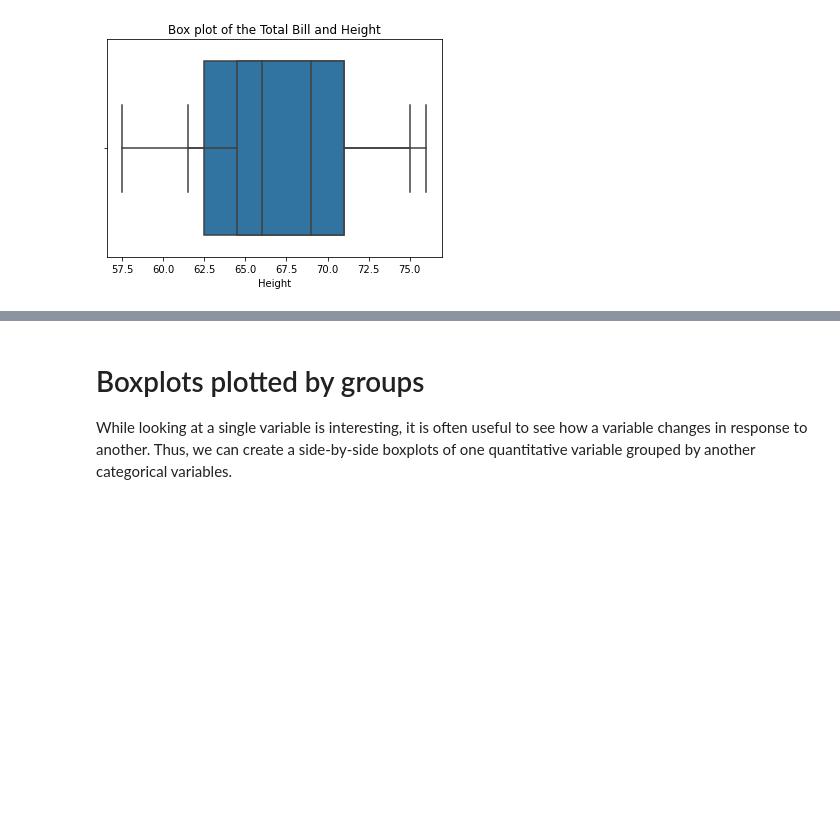
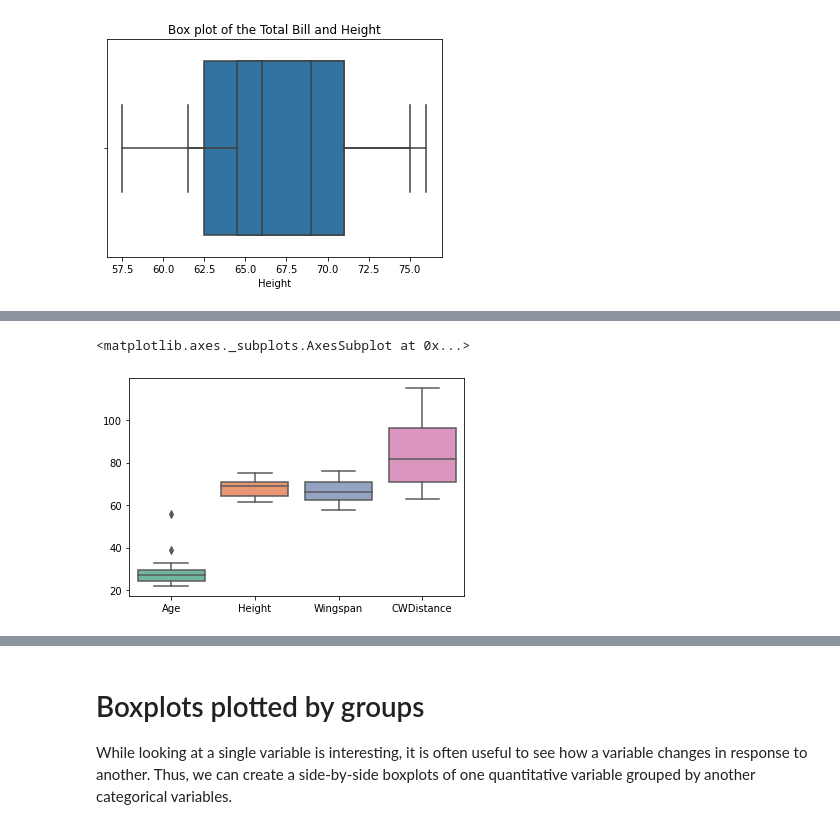
Before and after one commit to javiermao/PythonBasis, a Jupyter notebook: B24_Seaborn.ipynb, the cells around one changed output, grey strips where cells are left out. Drawn from its saved outputs; the diff is of its cells as text; code cells hidden in the pictures; blank space fills up the shorter version.

```diff
--- a/B24_Seaborn.ipynb
+++ b/B24_Seaborn.ipynb
@@ -158,0 +159,8 @@ plt.show()
+# %%
+# Create the boxplots of several variables
+X = df.loc[:, ["Age", "Height", "Wingspan", "CWDistance"]]
+
+sns.boxplot(data=X, orient="v", palette="Set2")
+# %% [output]
+<matplotlib.axes._subplots.AxesSubplot at 0x...>
+[figure, added]
```
Also changed, not shown: parts of 10 cells of this notebook.
